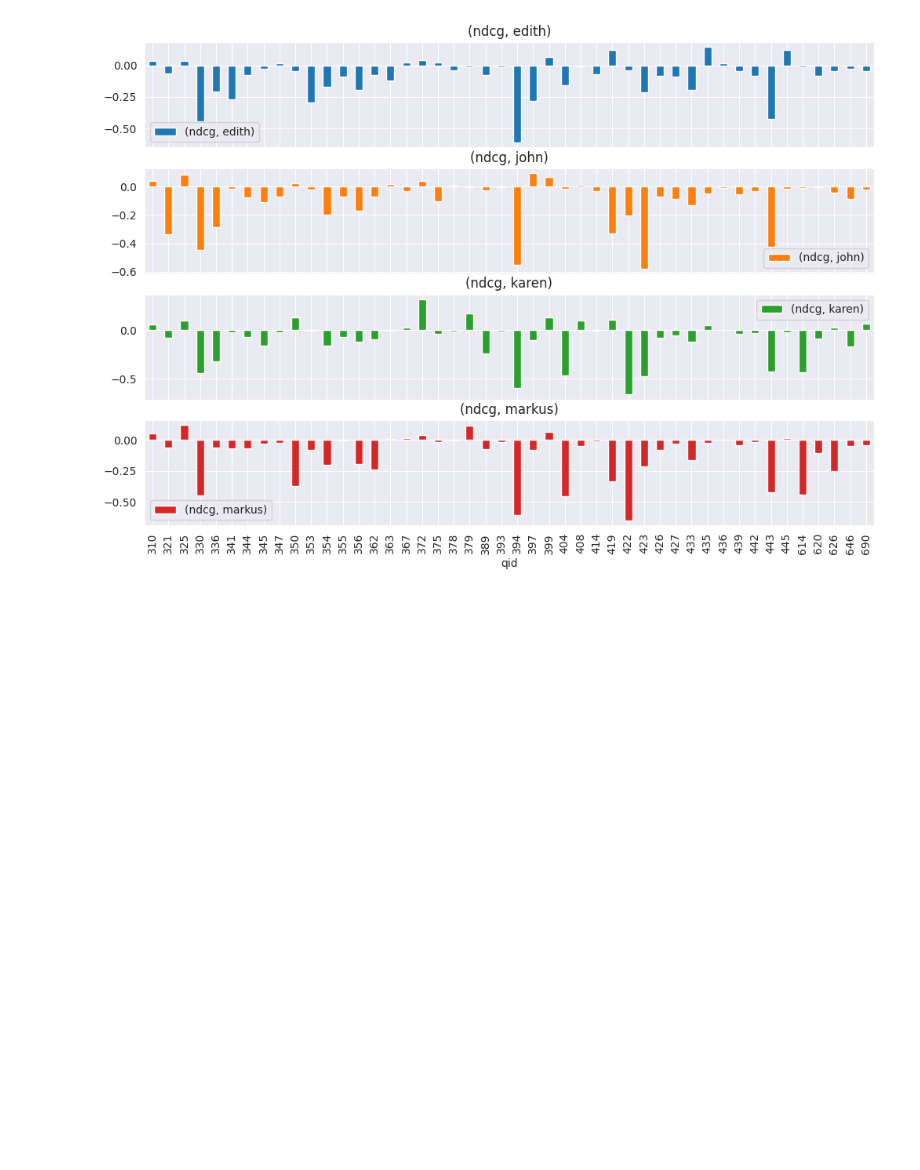
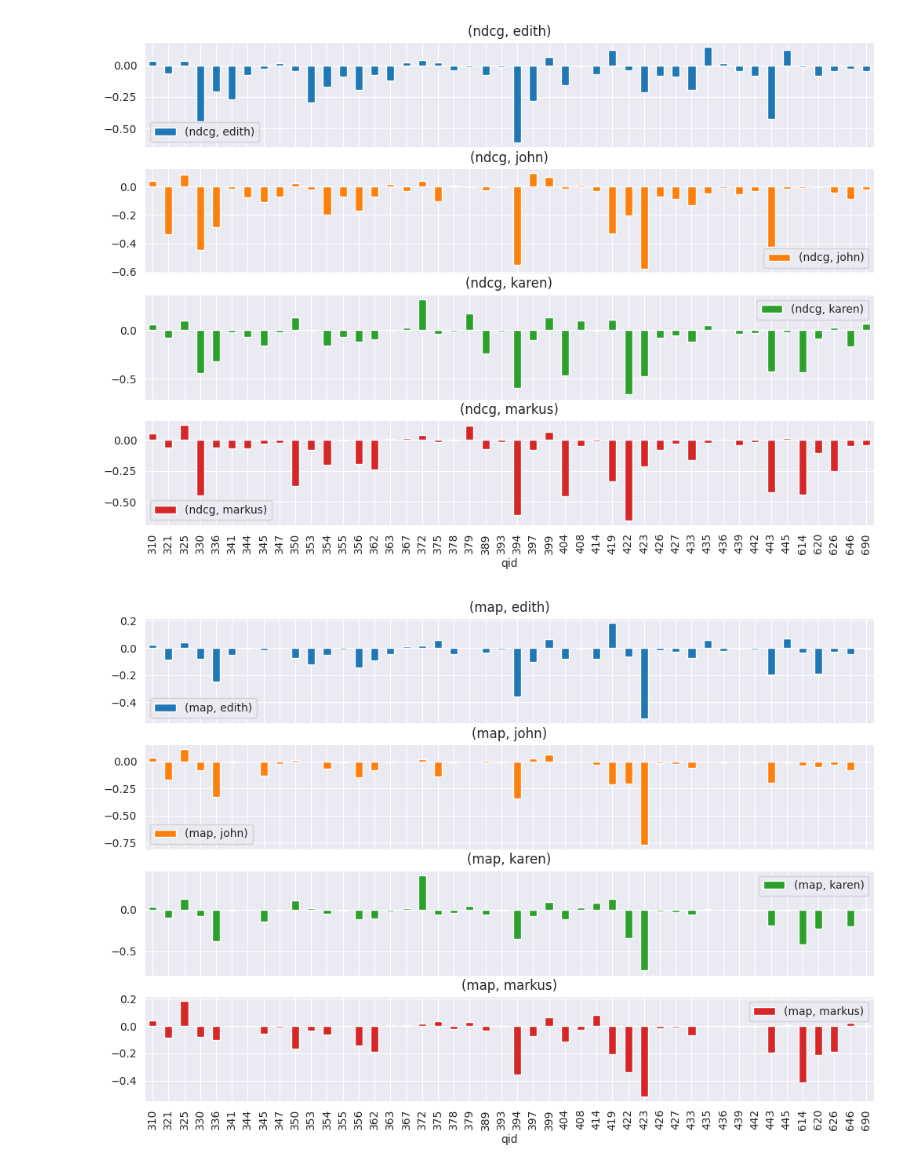
Before and after one commit to irgroup-classrooms/dis22-2023, a Jupyter notebook: notebooks/ir_prep_analysis_colab.ipynb, the cells around one changed output. Cells and saved outputs as stored; diff of their text form; code cells hidden in the pictures; blank space fills up the shorter version.

Commit message:
Ir results

```diff
--- a/notebooks/ir_prep_analysis_colab.ipynb
+++ b/notebooks/ir_prep_analysis_colab.ipynb
@@ -223,3 +222,12 @@ ax = results_df[["qid","ndcg","name"]].groupby(["qid","name"]).agg("sum").unstac
 plt.show()
 # %% [output]
 [figure]
+# %%
+ax = results_df[["qid","map","name"]].groupby(["qid","name"]).agg("sum").unstack().plot(figsize=(12,8), kind='bar', subplots = True)
+#ax.set_xlabel("Topics")
+#ax.set_ylabel('$\Delta$ nDCG')
+#plt.title("Personas vs. Baseline")
+#plt.setp(ax, ylim = (-1,0.5))
+plt.show()
+# %% [output]
+[figure, added]
```
Also changed, not shown: parts of 12 cells of this notebook.
